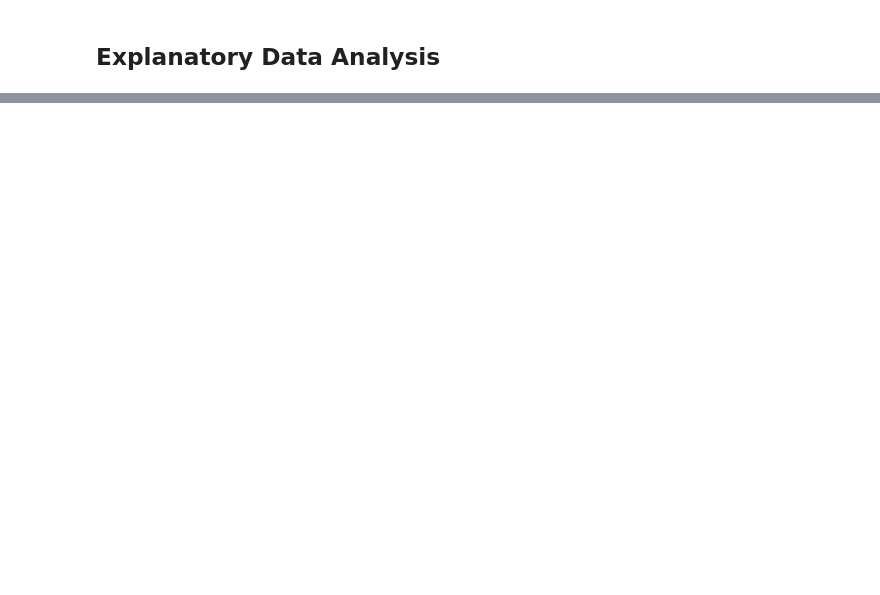
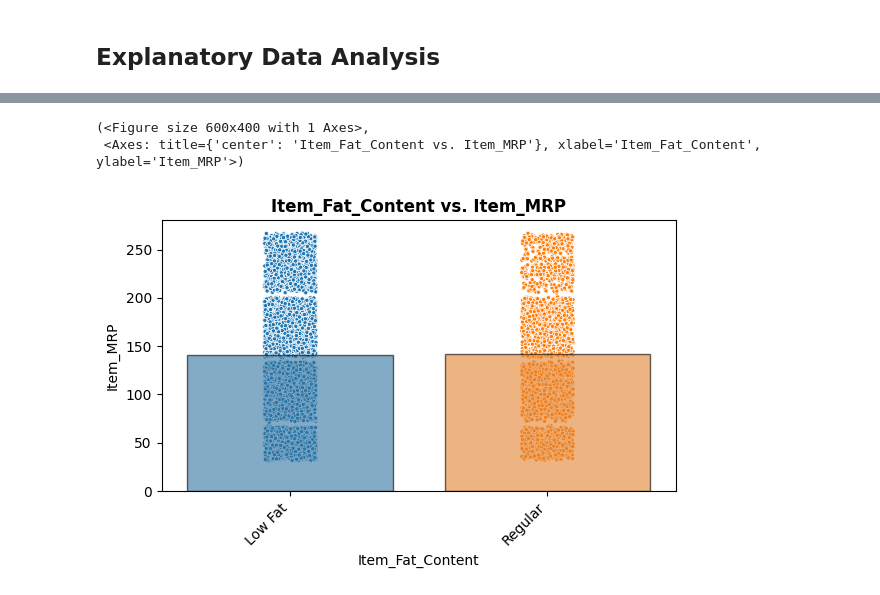
Before and after one commit to kassiedancer92/Prediction-of-Product-Sales, a Jupyter notebook: Prediction_of_Product_Sales.ipynb, the cells around one changed output, grey strips where cells are left out. Cells and saved outputs as stored; diff of their text form; code cells hidden in the pictures; blank space fills up the shorter version.

```diff
--- a/Prediction_of_Product_Sales.ipynb
+++ b/Prediction_of_Product_Sales.ipynb
@@ -281,0 +512,7 @@ There are more items with low fat than with regular fat
+# %%
+# Run the appropriate feature vs. target function (based on dtype)
+plot_categorical_vs_target(df, feature,"Item_MRP")
+# %% [output]
+(<Figure size 600x400 with 1 Axes>,
+ <Axes: title={'center': 'Item_Fat_Content vs. Item_MRP'}, xlabel='Item_Fat_Content', ylabel='Item_MRP'>)
+[figure, added]
```
Also changed, not shown: parts of 17 cells of this notebook.
